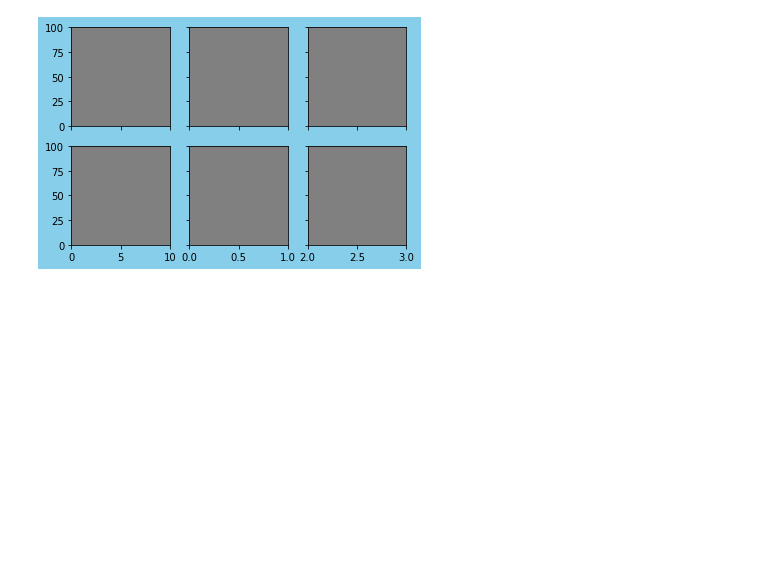
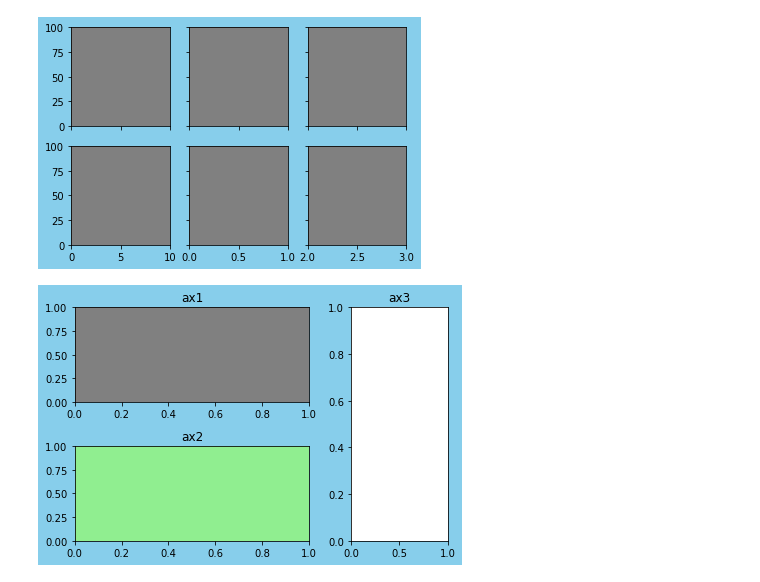
Before and after one commit to xmrogi/template, a Jupyter notebook: visualization/matplotlib.ipynb, the cells around one changed output. Cells and saved outputs as stored; diff of their text form; code cells hidden in the pictures; blank space fills up the shorter version.

```diff
--- a/visualization/matplotlib.ipynb
+++ b/visualization/matplotlib.ipynb
@@ -59,15 +58,17 @@ plt.close()
 # %%
 """GridSpecの設定
 
 グラフの大きさ(配置)をスライスで設定できる。
 
 """
-fig = plt.figure(facecolor='skyblue', tight_layout=True)
+fig = plt.figure(figsize=(6, 4), facecolor='skyblue', tight_layout=True)
 gs = fig.add_gridspec(2, 3)
 ax1 = fig.add_subplot(gs[0, 0:2], title='ax1', facecolor='gray')
 ax2 = fig.add_subplot(gs[1, 0:2], title='ax2', facecolor='lightgreen')
 ax3 = fig.add_subplot(gs[:, 2], title='ax3')
-# plt.show()
+plt.show()
 plt.close()
+# %% [output]
+[figure, added]
 # %%
 # プロット用データの作成
```
Also changed, not shown: parts of 9 cells of this notebook, 1 other file.
